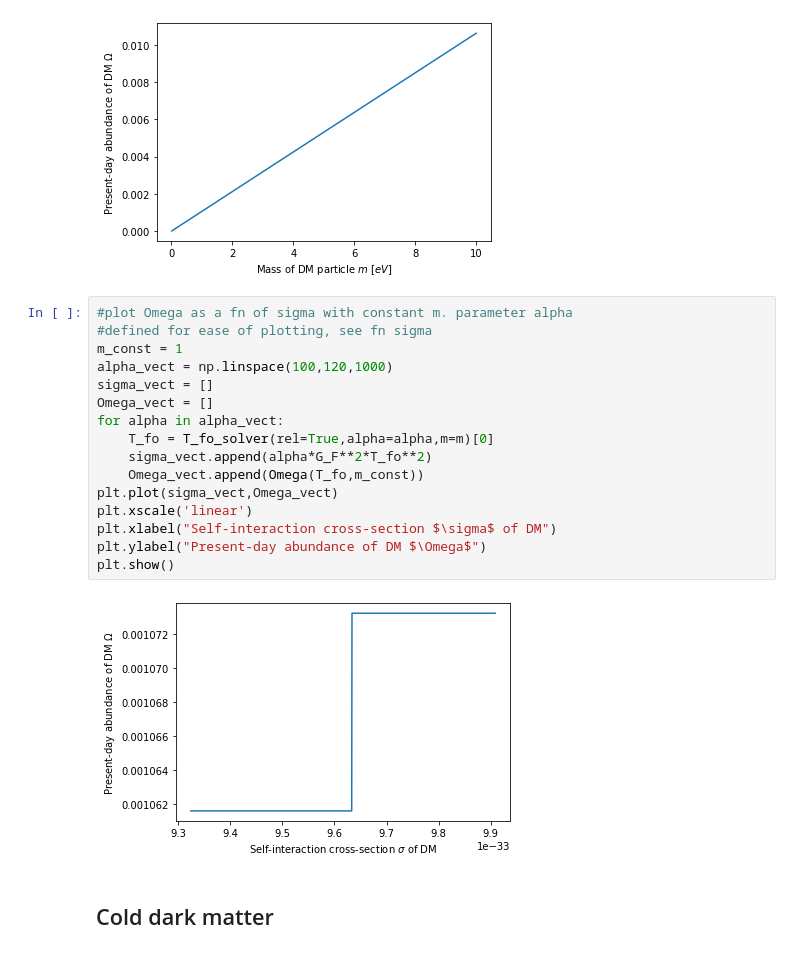
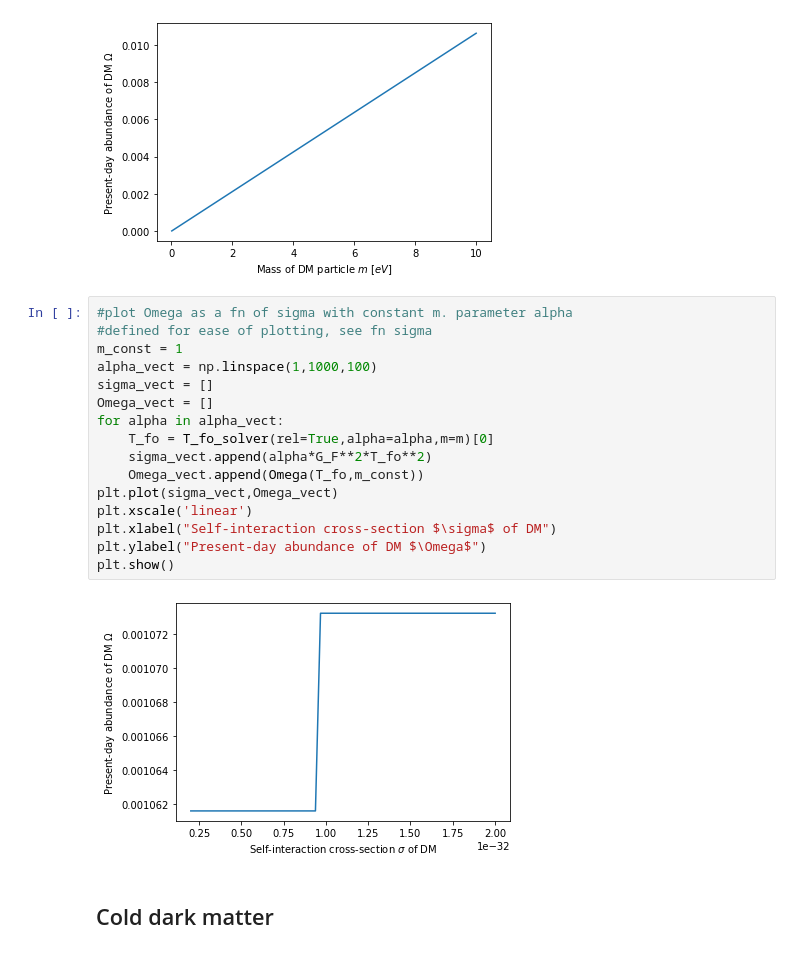
Before and after one commit to adam-coogan/gss19_subhalos, a Jupyter notebook: week_1/anders.ipynb, the cells around one changed output. Cells and saved outputs as stored; diff of their text form.

```diff
--- a/week_1/anders.ipynb
+++ b/week_1/anders.ipynb
@@ -143,21 +145,21 @@ plt.show()
 # %%
 #plot Omega as a fn of sigma with constant m. parameter alpha
 #defined for ease of plotting, see fn sigma
 m_const = 1
-alpha_vect = np.linspace(100,120,1000)
+alpha_vect = np.linspace(1,1000,100)
 sigma_vect = []
 Omega_vect = []
 for alpha in alpha_vect:
     T_fo = T_fo_solver(rel=True,alpha=alpha,m=m)[0]
     sigma_vect.append(alpha*G_F**2*T_fo**2)
     Omega_vect.append(Omega(T_fo,m_const))
 plt.plot(sigma_vect,Omega_vect)
 plt.xscale('linear')
 plt.xlabel("Self-interaction cross-section $\sigma$ of DM")
 plt.ylabel("Present-day abundance of DM $\Omega$")
 plt.show()
 # %% [output]
-[figure, old version]
+[figure, new version]
 # %% [markdown]
 ## Cold dark matter
 # %%
```
Also changed, not shown: parts of 2 cells of this notebook.
